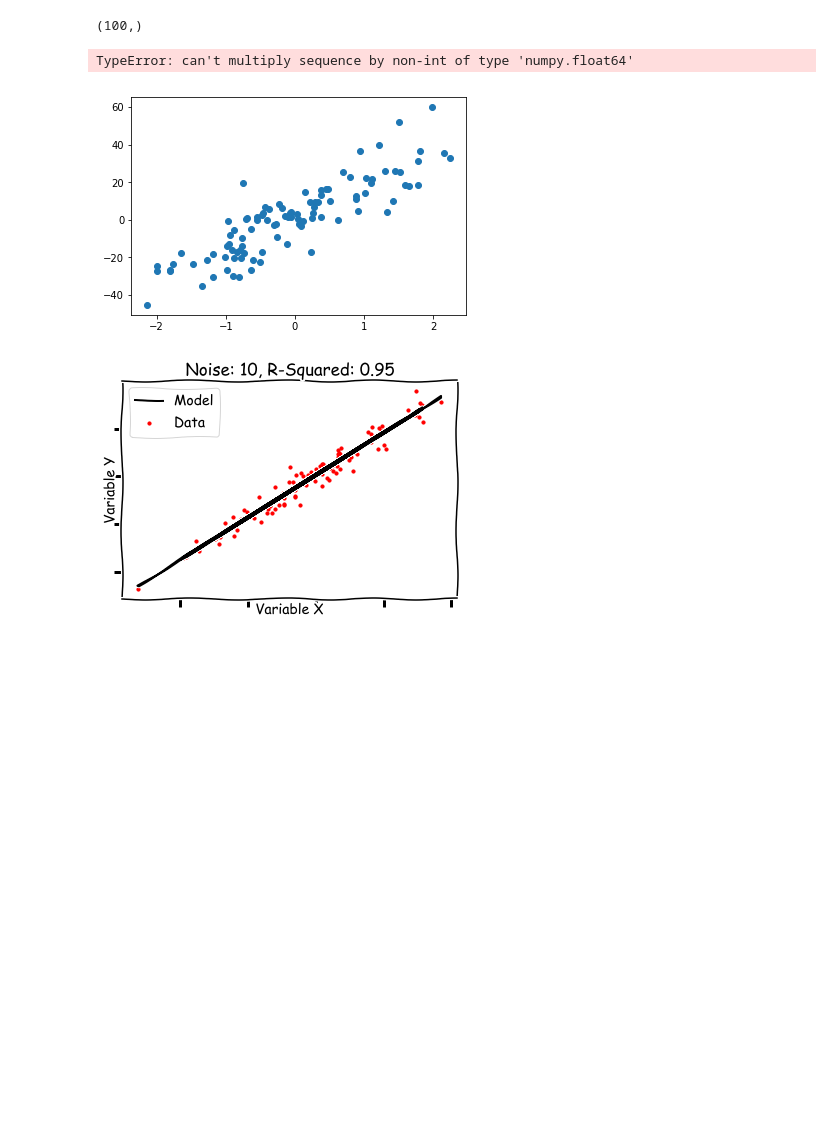
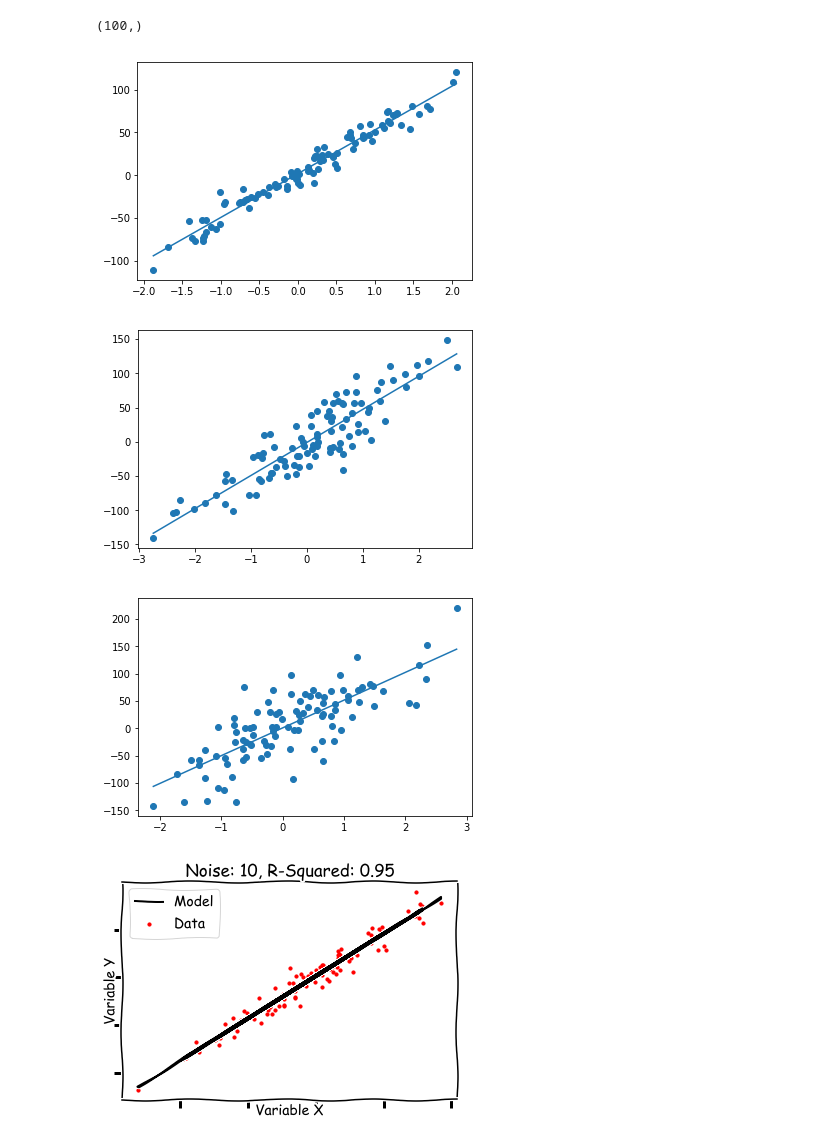
Before and after one commit to max-miller/dsc-generating-data-lab-nyc-ds-career-042219, a Jupyter notebook: index.ipynb, the cells around one changed output. Saved outputs shown, nothing was run; the diff lists cells and outputs as text; code cells hidden in the pictures; blank space fills up the shorter version.

```diff
--- a/index.ipynb
+++ b/index.ipynb
@@ -37,36 +37,37 @@ import numpy as np
 import sklearn.datasets as skld
 import matplotlib.pyplot as plt
 %matplotlib inline
 import scipy.stats as stats
 
 
 def reg_simulation(n, random_state):
     X, y = skld.make_regression(n_samples = 100,
                                 n_features=1,
                                noise = n)
     # Generate X and y
 
     # Use X,y to draw a scatter plot
     plt.scatter(X,y)
 
     # Fit a linear regression model to X , y and calculate r2
     m, b, r_value, p_value, std_err = stats.linregress([float(x) for x in X], y)
     # label and plot the regression line
-    regression_x = [list(sorted([float(x) for x in X]))]
+    regression_x = list(sorted([float(x) for x in X]))
     regression_y = [m*x + b for x in regression_x]
     plt.plot(regression_x, regression_y)
 
     plt.show()
     pass
 
 
 random_state = 1
 
 for n in [10, 25, 40, 50, 100, 200]:
     reg_simulation(n, random_state)
 # %% [output]
-TypeError: can't multiply sequence by non-int of type 'numpy.float64'
-[figure, old version]
+[figure, new version]
+[figure, added]
+[figure, added]
 # %%
 # %% [output]
 [figure]
```
